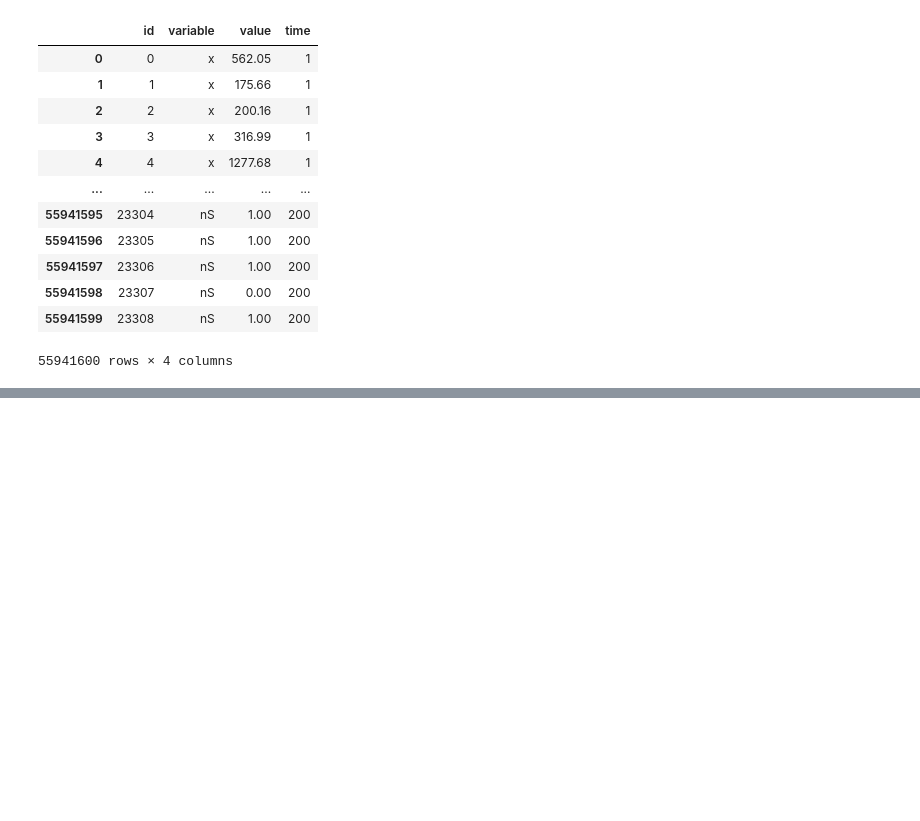
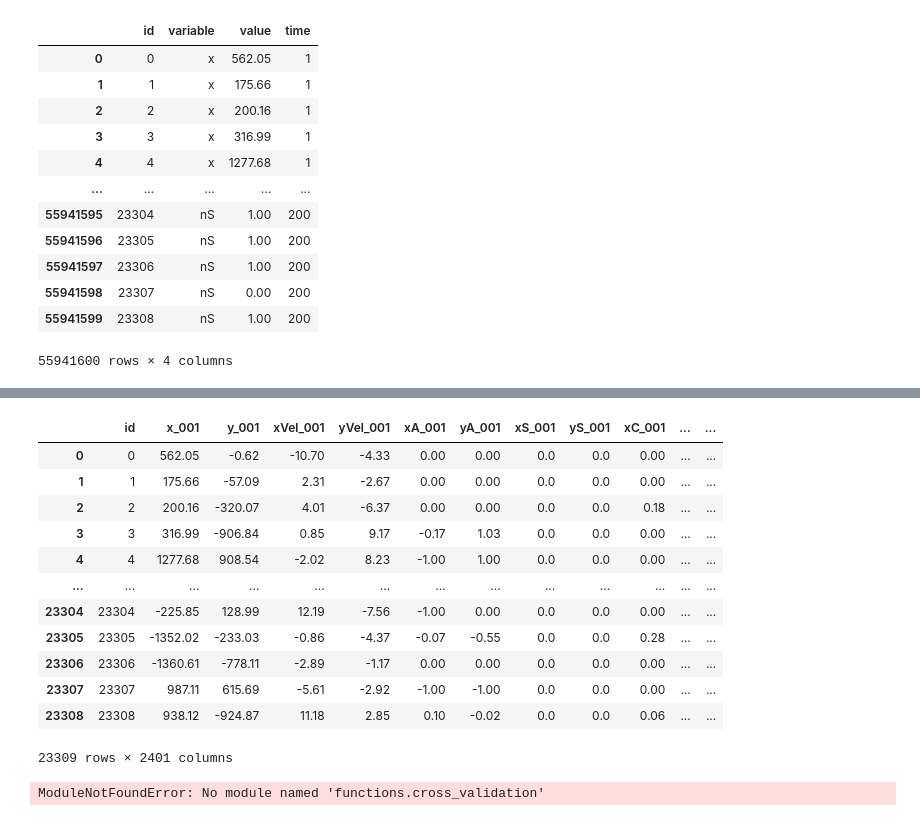
Before and after one commit to NicBamberger/ML_Coursework, a Jupyter notebook: pre-processing.ipynb, the cells around one changed output, grey strips where cells are left out. Drawn from its saved outputs; the diff is of its cells as text; code cells hidden in the pictures; blank space fills up the shorter version.

```diff
--- a/pre-processing.ipynb
+++ b/pre-processing.ipynb
@@ -164,0 +165,28 @@ Time taken: 1m49s
+# %%
+df
+# %% [output]
+|  | id | x_001 | y_001 | xVel_001 | yVel_001 | xA_001 | yA_001 | xS_001 | yS_001 | xC_001 | ... | ... |
+| 0 | 0 | 562.05 | -0.62 | -10.70 | -4.33 | 0.00 | 0.00 | 0.0 | 0.0 | 0.00 | ... | ... |
+| 1 | 1 | 175.66 | -57.09 | 2.31 | -2.67 | 0.00 | 0.00 | 0.0 | 0.0 | 0.00 | ... | ... |
+| 2 | 2 | 200.16 | -320.07 | 4.01 | -6.37 | 0.00 | 0.00 | 0.0 | 0.0 | 0.18 | ... | ... |
+| 3 | 3 | 316.99 | -906.84 | 0.85 | 9.17 | -0.17 | 1.03 | 0.0 | 0.0 | 0.00 | ... | ... |
+| 4 | 4 | 1277.68 | 908.54 | -2.02 | 8.23 | -1.00 | 1.00 | 0.0 | 0.0 | 0.00 | ... | ... |
+| ... | ... | ... | ... | ... | ... | ... | ... | ... | ... | ... | ... | ... |
+| 23304 | 23304 | -225.85 | 128.99 | 12.19 | -7.56 | -1.00 | 0.00 | 0.0 | 0.0 | 0.00 | ... | ... |
+| 23305 | 23305 | -1352.02 | -233.03 | -0.86 | -4.37 | -0.07 | -0.55 | 0.0 | 0.0 | 0.28 | ... | ... |
+| 23306 | 23306 | -1360.61 | -778.11 | -2.89 | -1.17 | 0.00 | 0.00 | 0.0 | 0.0 | 0.00 | ... | ... |
+| 23307 | 23307 | 987.11 | 615.69 | -5.61 | -2.92 | -1.00 | -1.00 | 0.0 | 0.0 | 0.00 | ... | ... |
+| 23308 | 23308 | 938.12 | -924.87 | 11.18 | 2.85 | 0.10 | -0.02 | 0.0 | 0.0 | 0.06 | ... | ... |
+23309 rows × 2401 columns
+# %%
+# Testing
+# For some reason it does not recognize these imports. I dont know what's wrong. Can someone help?
+
+from functions.cross_validation import cross_validation_splits
+from functions.test_validation_split import test_validation_split
+
+# The 20 in this case is the percentage of test data (e.g. 80% of the data used in validation)
+test_inputs, validation_inputs, test_targets, validation_targets = test_validation_split(features, target, 20)
+folds = cross_validation_splits(validation_inputs, validation_targets, number_of_folds=5)
+# %% [output]
+ModuleNotFoundError: No module named 'functions.cross_validation'
```
Also changed, not shown: parts of 1 cell of this notebook, 2 other files.
